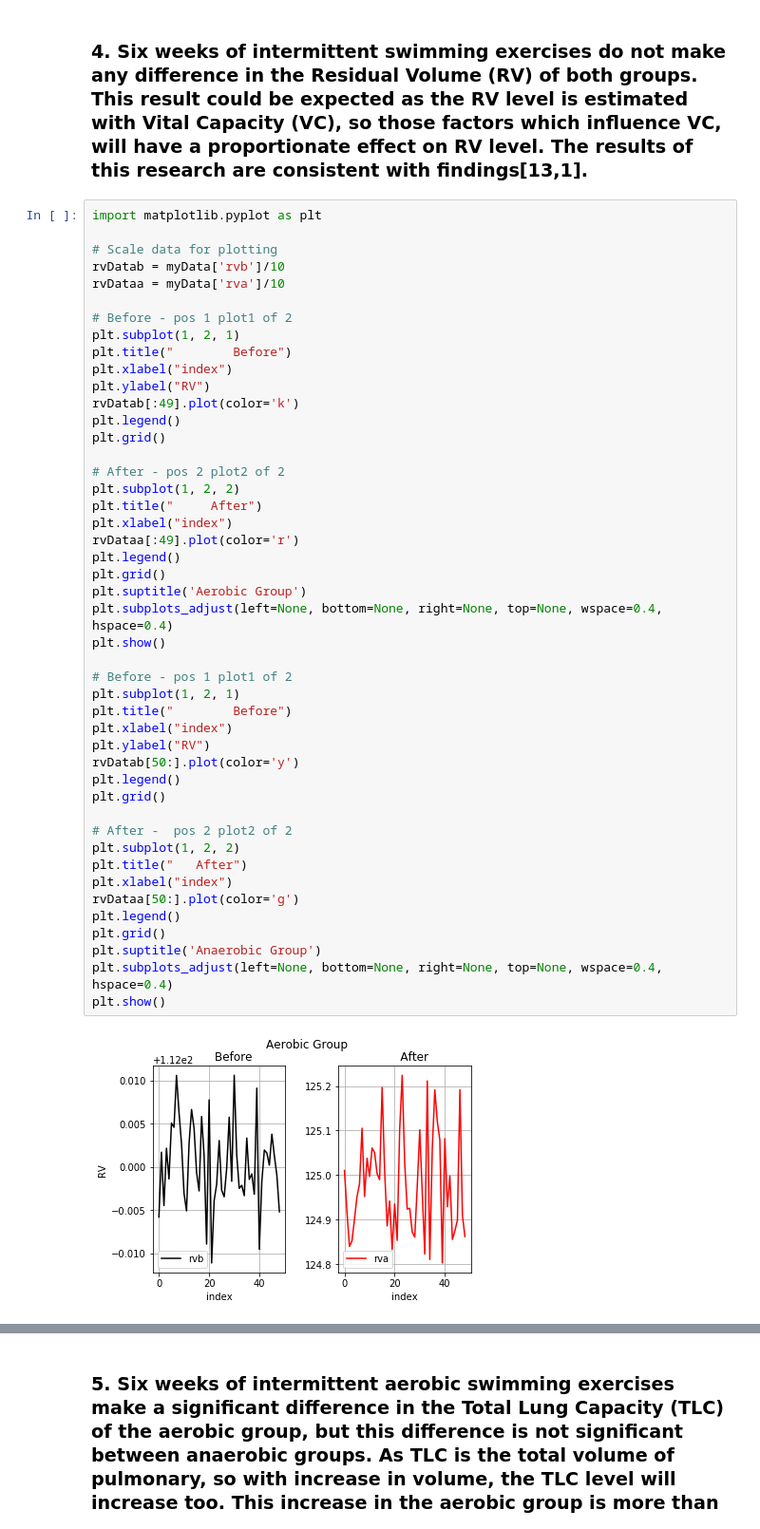
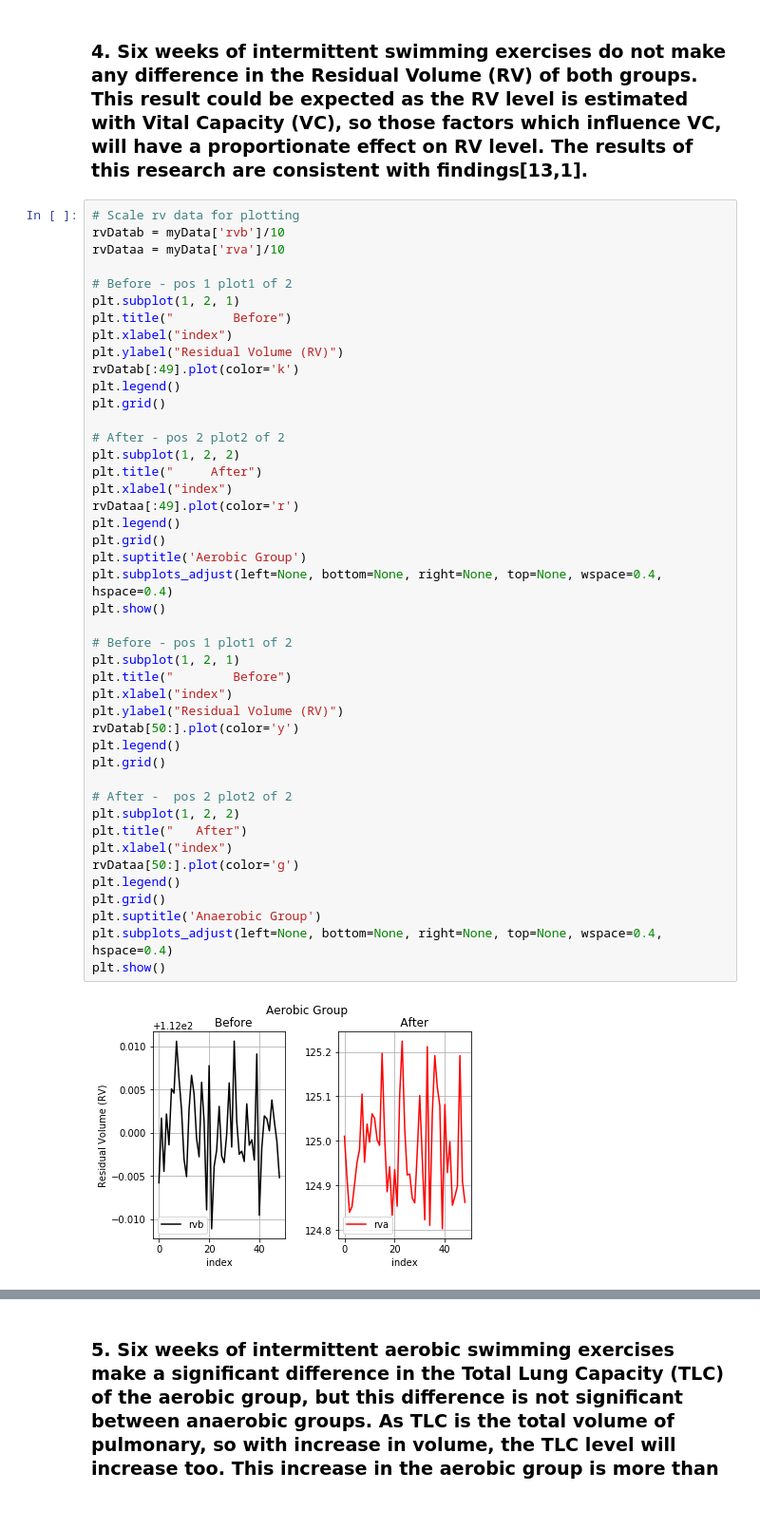
Before and after one commit to dewaledr/PDAproject, a Jupyter notebook: PDAfinalproject.ipynb, the cells around one changed output, grey strips where cells are left out. Shown at 95% size. Cells and saved outputs as stored; diff of their text form.

```diff
--- a/PDAfinalproject.ipynb
+++ b/PDAfinalproject.ipynb
@@ -331,9 +327,7 @@ plt.show()
 # %% [markdown]
 ### 4. Six weeks of intermittent swimming exercises do not make any difference in the Residual Volume (RV) of both groups. This result could be expected as the RV level is estimated with Vital Capacity (VC), so those factors which influence VC, will have a proportionate effect on RV level. The results of this research are consistent with findings[13,1].
 # %%
-import matplotlib.pyplot as plt
-
-# Scale data for plotting
+# Scale rv data for plotting
 rvDatab = myData['rvb']/10
 rvDataa = myData['rva']/10
 
@@ -341,7 +335,7 @@ rvDataa = myData['rva']/10
 plt.subplot(1, 2, 1)
 plt.title("        Before")
 plt.xlabel("index")
-plt.ylabel("RV")
+plt.ylabel("Residual Volume (RV)")
 rvDatab[:49].plot(color='k')
 plt.legend()
 plt.grid()
@@ -349,32 +343,32 @@ plt.grid()
 # After - pos 2 plot2 of 2
 plt.subplot(1, 2, 2)
 plt.title("     After")
 plt.xlabel("index")
 rvDataa[:49].plot(color='r')
 plt.legend()
 plt.grid()
 plt.suptitle('Aerobic Group')
 plt.subplots_adjust(left=None, bottom=None, right=None, top=None, wspace=0.4, hspace=0.4)
 plt.show()
 
 # Before - pos 1 plot1 of 2
 plt.subplot(1, 2, 1)
 plt.title("        Before")
 plt.xlabel("index")
-plt.ylabel("RV")
+plt.ylabel("Residual Volume (RV)")
 rvDatab[50:].plot(color='y')
 plt.legend()
 plt.grid()
 
 # After -  pos 2 plot2 of 2
 plt.subplot(1, 2, 2)
 plt.title("   After")
 plt.xlabel("index")
 rvDataa[50:].plot(color='g')
 plt.legend()
 plt.grid()
 plt.suptitle('Anaerobic Group')
 plt.subplots_adjust(left=None, bottom=None, right=None, top=None, wspace=0.4, hspace=0.4)
 plt.show()
 # %% [output]
-[figure, old version]
+[figure, new version]
```
Also changed, not shown: parts of 6 cells of this notebook.
